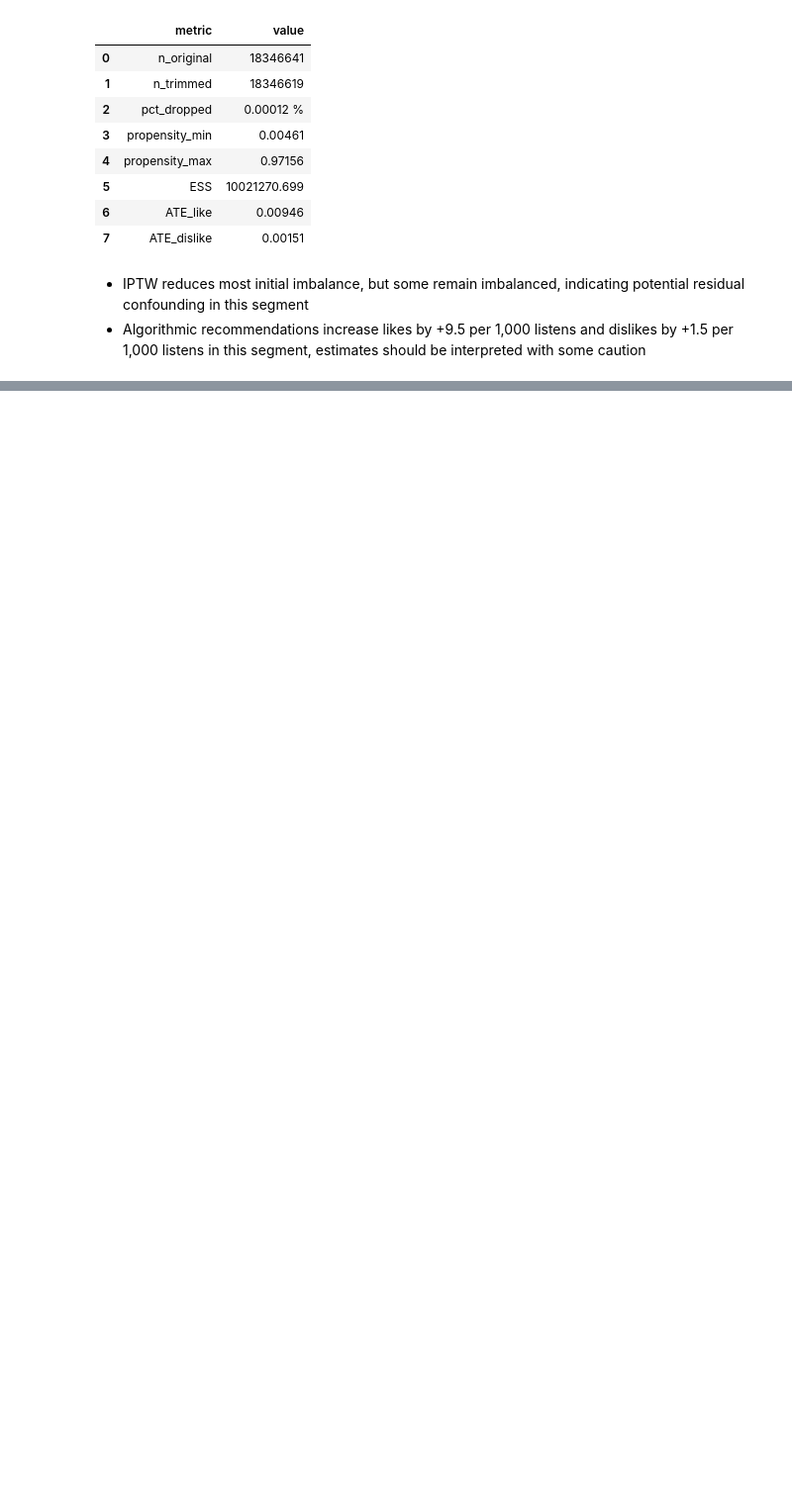
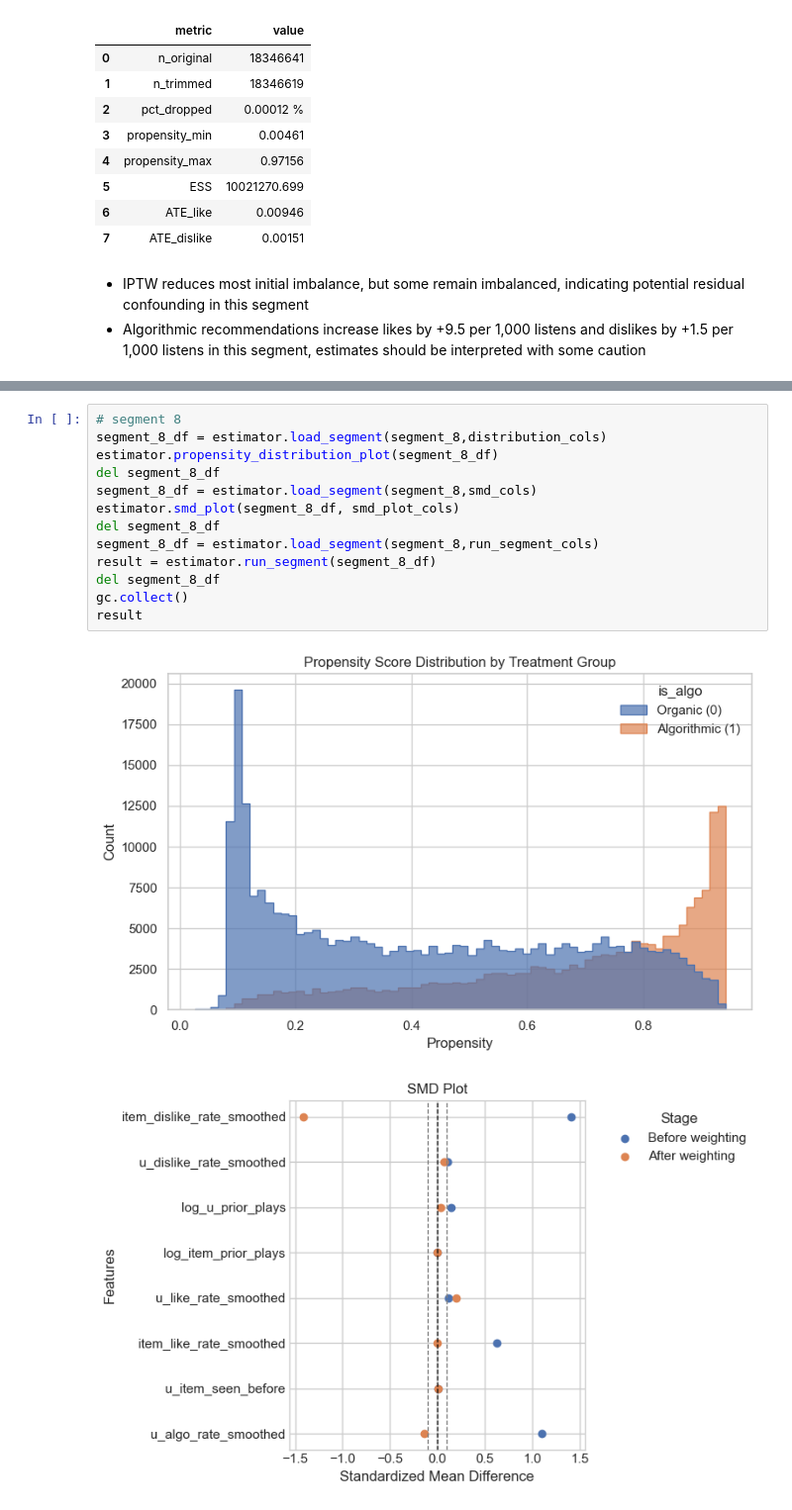
Before and after one commit to kirillous/YAMBDA-analysis-pt2, a Jupyter notebook: notebooks/segment_est.ipynb, the cells around one changed output, grey strips where cells are left out. Shown at 99% size. Cells and saved outputs as stored; diff of their text form; blank space fills up the shorter version.

```diff
--- a/notebooks/segment_est.ipynb
+++ b/notebooks/segment_est.ipynb
@@ -218,0 +297,16 @@ result
+# %%
+# segment 8
+segment_8_df = estimator.load_segment(segment_8,distribution_cols)
+estimator.propensity_distribution_plot(segment_8_df)
+del segment_8_df
+segment_8_df = estimator.load_segment(segment_8,smd_cols)
+estimator.smd_plot(segment_8_df, smd_plot_cols)
+del segment_8_df
+segment_8_df = estimator.load_segment(segment_8,run_segment_cols)
+result = estimator.run_segment(segment_8_df)
+del segment_8_df
+gc.collect()
+result
+# %% [output]
+[figure, added]
+[figure, added]
```
Also changed, not shown: parts of 14 cells of this notebook.
